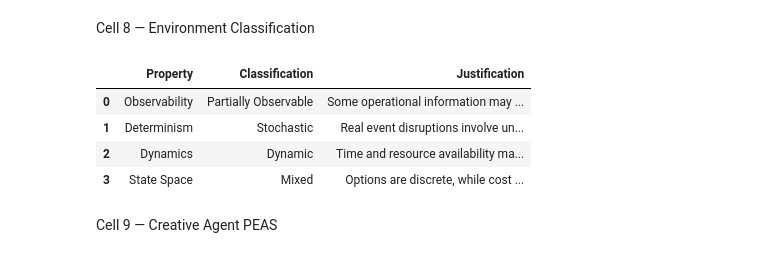
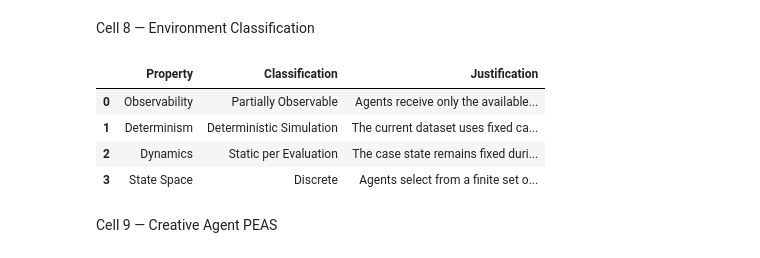
Before and after one commit to RENADBHAI/Agentic-X, a Jupyter notebook: notebooks/01_Environment_Intelligence.ipynb, the cells around one changed output. Cells and saved outputs as stored; diff of their text form; code cells hidden in the pictures.

```diff
--- a/notebooks/01_Environment_Intelligence.ipynb
+++ b/notebooks/01_Environment_Intelligence.ipynb
@@ -169,44 +169,46 @@ resources: ['Budget', 'Time', 'Crew', 'Equipment', 'Venue']
 scenario_types: ['Budget Overrun', 'Safety Conflict', 'Screen Failure']
 # %% [markdown]
 Cell 8 — Environment Classification
-# %%
-
-classification = {
-    "Observability": (
-        "Partially Observable",
-        "Some operational information may be incomplete."
-    ),
-    "Determinism": (
-        "Stochastic",
-        "Real event disruptions involve uncertainty."
-    ),
-    "Dynamics": (
-        "Dynamic",
-        "Time and resource availability may change."
-    ),
-    "State Space": (
-        "Mixed",
-        "Options are discrete, while cost and time are numeric."
-    )
-}
-
-classification_df = pd.DataFrame(
-    [
-        {
-            "Property": key,
-            "Classification": value[0],
-            "Justification": value[1]
-        }
-        for key, value in classification.items()
-    ]
-)
-
-display(classification_df)
-# %% [output]
-|  | Property | Classification | Justification |
-| 0 | Observability | Partially Observable | Some operational information may ... |
-| 1 | Determinism | Stochastic | Real event disruptions involve un... |
-| 2 | Dynamics | Dynamic | Time and resource availability ma... |
-| 3 | State Space | Mixed | Options are discrete, while cost ... |
+# %%
+classification = {
+    "Observability": (
+        "Partially Observable",
+        "Agents receive only the available incident and resource information."
+    ),
+    "Determinism": (
+        "Deterministic Simulation",
+        "The current dataset uses fixed case conditions; "
+        "LLM assessments may vary between runs."
+    ),
+    "Dynamics": (
+        "Static per Evaluation",
+        "The case state remains fixed during each evaluation. "
+        "Future simulation steps may update time and resources."
+    ),
+    "State Space": (
+        "Discrete",
+        "Agents select from a finite set of solution options. "
+        "Time and cost are numeric attributes."
+    )
+}
+
+classification_df = pd.DataFrame(
+    [
+        {
+            "Property": key,
+            "Classification": value[0],
+            "Justification": value[1]
+        }
+        for key, value in classification.items()
+    ]
+)
+
+display(classification_df)
+# %% [output]
+|  | Property | Classification | Justification |
+| 0 | Observability | Partially Observable | Agents receive only the available... |
+| 1 | Determinism | Deterministic Simulation | The current dataset uses fixed ca... |
+| 2 | Dynamics | Static per Evaluation | The case state remains fixed duri... |
+| 3 | State Space | Discrete | Agents select from a finite set o... |
 # %% [markdown]
 Cell 9 — Creative Agent PEAS
```
Also changed, not shown: parts of 3 cells of this notebook.
